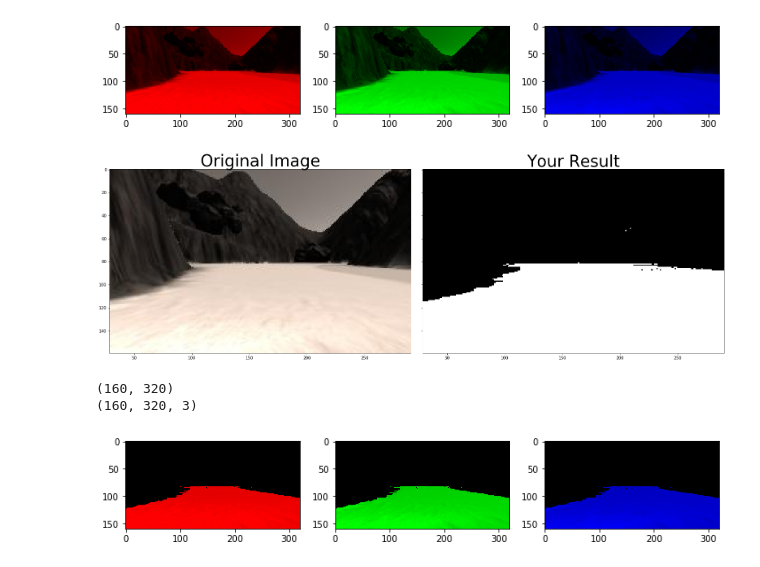
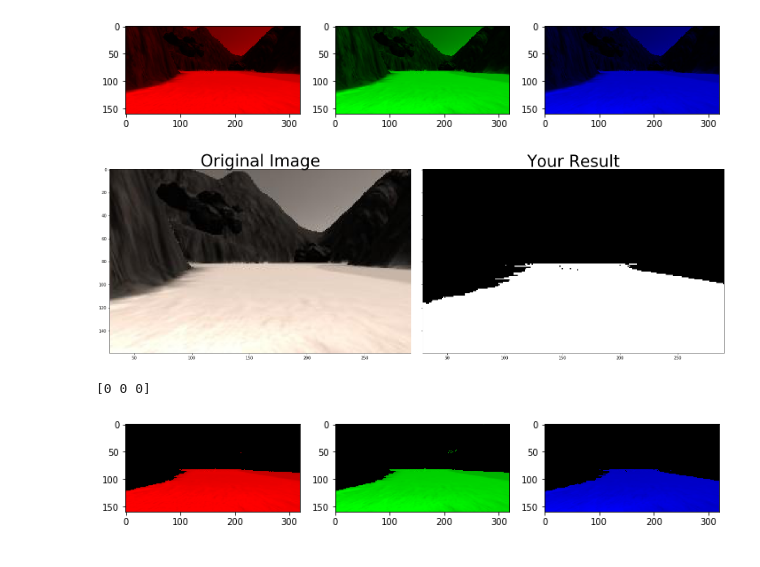
Before and after one commit to luqiang21/ROBOT-ND-Exercises-Udacity, a Jupyter notebook: The Perception Step/perception.ipynb, the cells around one changed output. Cells and saved outputs as stored; diff of their text form; code cells hidden in the pictures.

Commit message:
perception step: obtain thresholds

```diff
--- a/The Perception Step/perception.ipynb
+++ b/The Perception Step/perception.ipynb
@@ -59,39 +59,47 @@ def color_thresh(img, rgb_thresh=(0, 0, 0)):
 # %%
 ###### TODO: MODIFY THESE VARIABLES TO MAKE YOUR COLOR SELECTION
 red_threshold = 180
 green_threshold = 160
-blue_threshold = 160
+blue_threshold = 180
 ######
 rgb_threshold = (red_threshold, green_threshold, blue_threshold)
 
 # pixels below the thresholds
 colorsel = color_thresh(image, rgb_thresh=rgb_threshold)
 
 # Display the original image and binary
 f, (ax1, ax2) = plt.subplots(1, 2, figsize=(21, 7), sharey=True)
 f.tight_layout()
 ax1.imshow(image)
 ax1.set_title('Original Image', fontsize=40)
 
 ax2.imshow(colorsel, cmap='gray')
 ax2.set_title('Your Result', fontsize=40)
 plt.subplots_adjust(left=0., right=1, top=0.9, bottom=0.)
 plt.show()
 # %% [output]
-[figure, old version]
+[figure, new version]
 # %%
 # Check which channel contribute to the dots
-rgb_thresh = [180, 2, 180]
-mask = np.zeros
-mask = (image[:,:,0]  < rgb_thresh[0]) | (image[:,:,1] < rgb_thresh[1]) | (image[:,:,2] < rgb_thresh[2])
-print(mask.shape)
+rgb_thresh = [180, 160, 180]
+mask = np.zeros_like(image)
+
+mask = image < rgb_thresh[0]
 image1 = np.copy(image)
-print(image1.shape)
 image1[mask] = 0
+print(image1[0][1])
 red_channel = np.copy(image1)
 red_channel[:,:,[1, 2]] = 0 # Zero out the green and blue channels
+
+mask = image < rgb_thresh[1]
+image1 = np.copy(image)
+image1[mask] = 0
 green_channel = np.copy(image1)
 green_channel[:,:,[0, 2]] = 0 # Zero out the red and blue channels
+
+mask = image < rgb_thresh[2]
+image1 = np.copy(image)
+image1[mask] = 0
 blue_channel = np.copy(image1)
 blue_channel[:,:,[0, 1]] = 0 # Zero out the red and green channels
 
@@ -104,6 +112,5 @@ plt.subplot(133) # Initialize subplot number 3 in a figure that is 3 columns 1 r
 plt.imshow(blue_channel)  # Plot the blue channel
 plt.show() # not necessary inside Jupyter notebook
 # %% [output]
-(160, 320)
-(160, 320, 3)
+[0 0 0]
-[figure, old version]
+[figure, new version]
```
